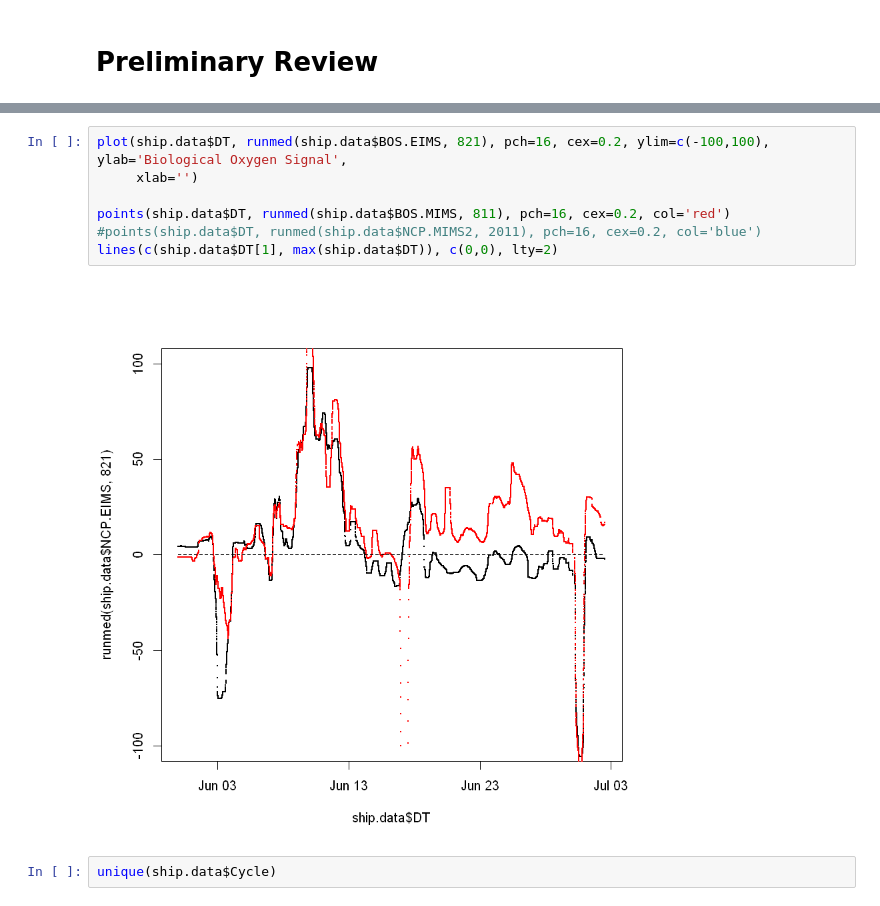
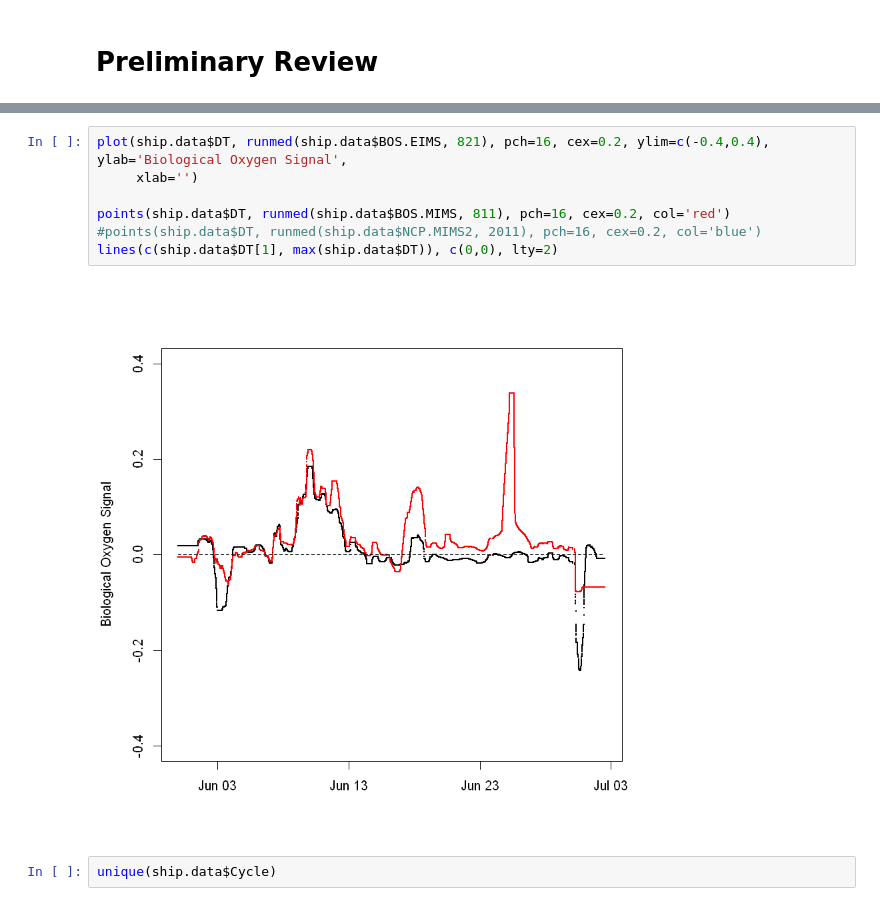
Before and after one commit to tbrycekelly/MIMS-TBK, a Jupyter notebook: Module - NCP Model.ipynb, the cells around one changed output, grey strips where cells are left out. Drawn from its saved outputs; the diff is of its cells as text.

```diff
--- a/Module - NCP Model.ipynb
+++ b/Module - NCP Model.ipynb
@@ -248,12 +231,12 @@ lines(c(min(ship.data$DT), max(ship.data$DT)), c(0,0), lty=2, col='red')
 # %%
-plot(ship.data$DT, runmed(ship.data$BOS.EIMS, 821), pch=16, cex=0.2, ylim=c(-100,100), ylab='Biological Oxygen Signal',
+plot(ship.data$DT, runmed(ship.data$BOS.EIMS, 821), pch=16, cex=0.2, ylim=c(-0.4,0.4), ylab='Biological Oxygen Signal',
      xlab='')
 
 points(ship.data$DT, runmed(ship.data$BOS.MIMS, 811), pch=16, cex=0.2, col='red')
 #points(ship.data$DT, runmed(ship.data$NCP.MIMS2, 2011), pch=16, cex=0.2, col='blue')
 lines(c(ship.data$DT[1], max(ship.data$DT)), c(0,0), lty=2)
 # %% [output]
-[figure, old version]
+[figure, new version]
 # %%
 unique(ship.data$Cycle)
 # %% [output]
```
Also changed, not shown: parts of 4 cells of this notebook, 9 other files.
